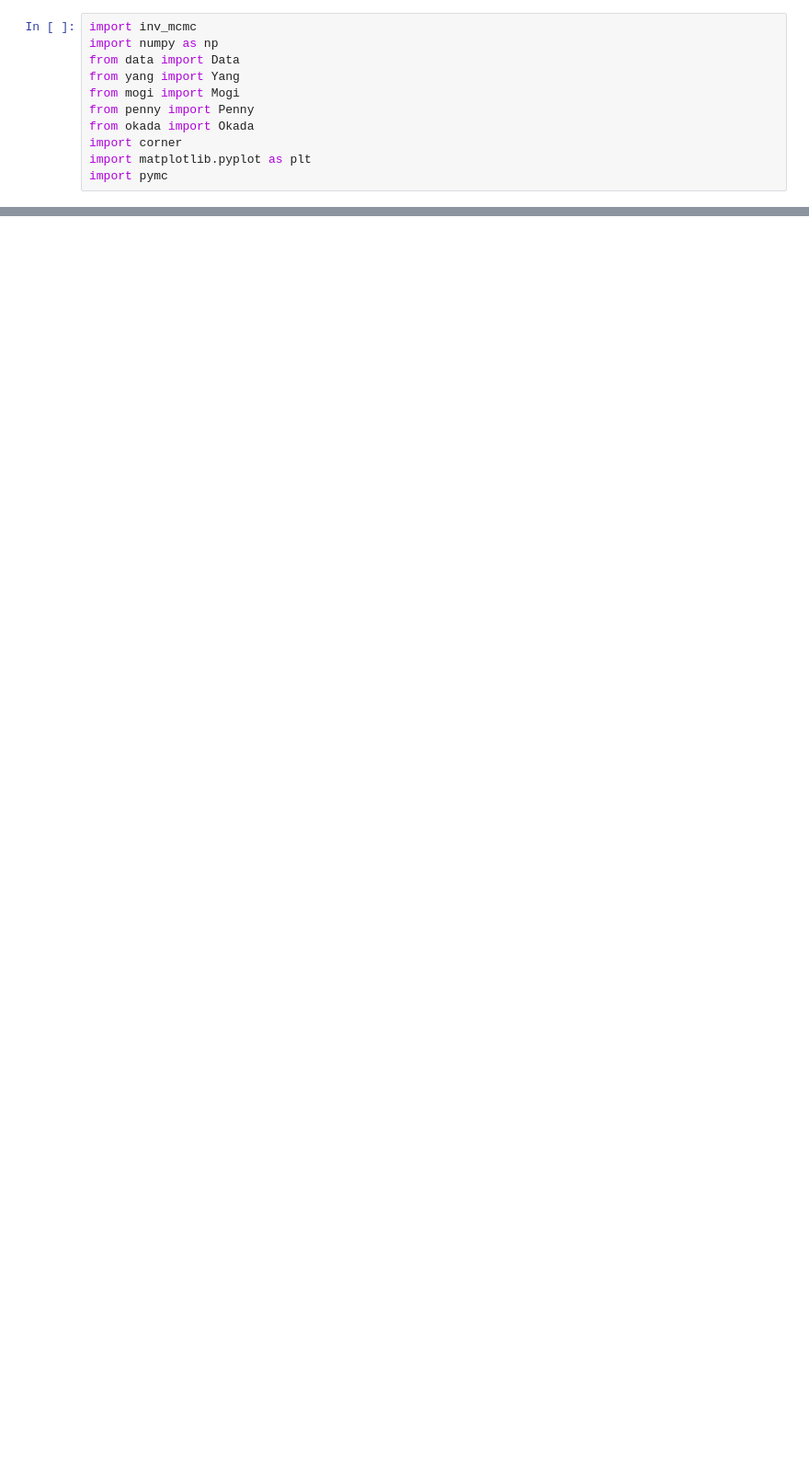
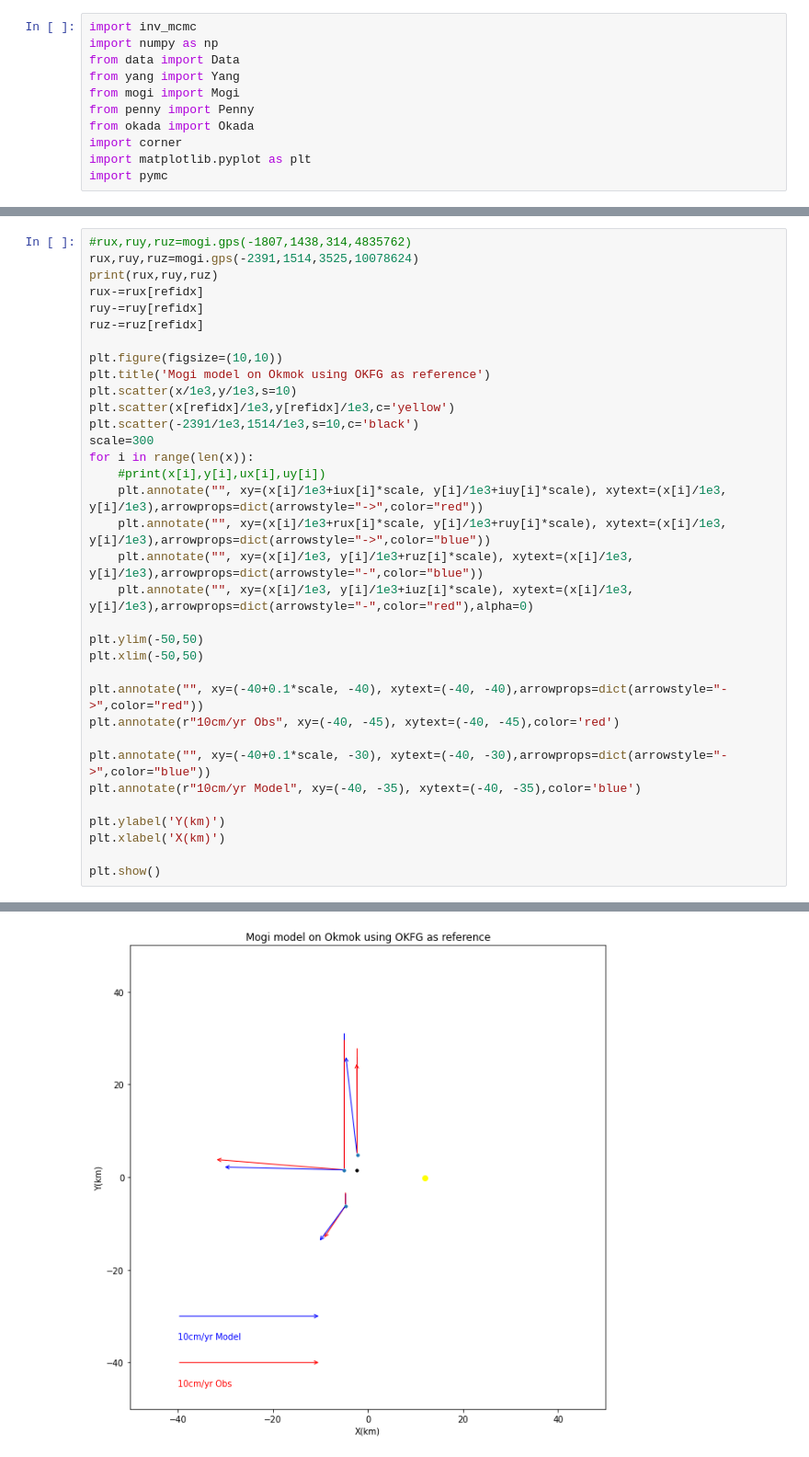
Before and after one commit to uafgeotools/vmod, a Jupyter notebook: mcmc2_mogi.ipynb, the cells around one changed output, grey strips where cells are left out. Shown: that part at 92% size. Cells and saved outputs as stored; diff of their text form; blank space fills up the shorter version.

```diff
--- a/mcmc2_mogi.ipynb
+++ b/mcmc2_mogi.ipynb
@@ -139,0 +192,35 @@ figure = corner.corner(data.T, labels=labels,
+# %%
+#rux,ruy,ruz=mogi.gps(-1807,1438,314,4835762)
+rux,ruy,ruz=mogi.gps(-2391,1514,3525,10078624)
+print(rux,ruy,ruz)
+rux-=rux[refidx]
+ruy-=ruy[refidx]
+ruz-=ruz[refidx]
+
+plt.figure(figsize=(10,10))
+plt.title('Mogi model on Okmok using OKFG as reference')
+plt.scatter(x/1e3,y/1e3,s=10)
+plt.scatter(x[refidx]/1e3,y[refidx]/1e3,c='yellow')
+plt.scatter(-2391/1e3,1514/1e3,s=10,c='black')
+scale=300
+for i in range(len(x)):
+    #print(x[i],y[i],ux[i],uy[i])
+    plt.annotate("", xy=(x[i]/1e3+iux[i]*scale, y[i]/1e3+iuy[i]*scale), xytext=(x[i]/1e3, y[i]/1e3),arrowprops=dict(arrowstyle="->",color="red"))
+    plt.annotate("", xy=(x[i]/1e3+rux[i]*scale, y[i]/1e3+ruy[i]*scale), xytext=(x[i]/1e3, y[i]/1e3),arrowprops=dict(arrowstyle="->",color="blue"))
+    plt.annotate("", xy=(x[i]/1e3, y[i]/1e3+ruz[i]*scale), xytext=(x[i]/1e3, y[i]/1e3),arrowprops=dict(arrowstyle="-",color="blue"))
+    plt.annotate("", xy=(x[i]/1e3, y[i]/1e3+iuz[i]*scale), xytext=(x[i]/1e3, y[i]/1e3),arrowprops=dict(arrowstyle="-",color="red"),alpha=0)
+
+plt.ylim(-50,50)
+plt.xlim(-50,50)
+
+plt.annotate("", xy=(-40+0.1*scale, -40), xytext=(-40, -40),arrowprops=dict(arrowstyle="->",color="red"))
+plt.annotate(r"10cm/yr Obs", xy=(-40, -45), xytext=(-40, -45),color='red')
+
+plt.annotate("", xy=(-40+0.1*scale, -30), xytext=(-40, -30),arrowprops=dict(arrowstyle="->",color="blue"))
+plt.annotate(r"10cm/yr Model", xy=(-40, -35), xytext=(-40, -35),color='blue')
+
+plt.ylabel('Y(km)')
+plt.xlabel('X(km)')
+
+plt.show()
+# %% [output]
@@ -139,0 +228 @@ figure = corner.corner(data.T, labels=labels,
+[figure, added]
```
Also changed, not shown: parts of 6 cells of this notebook.
